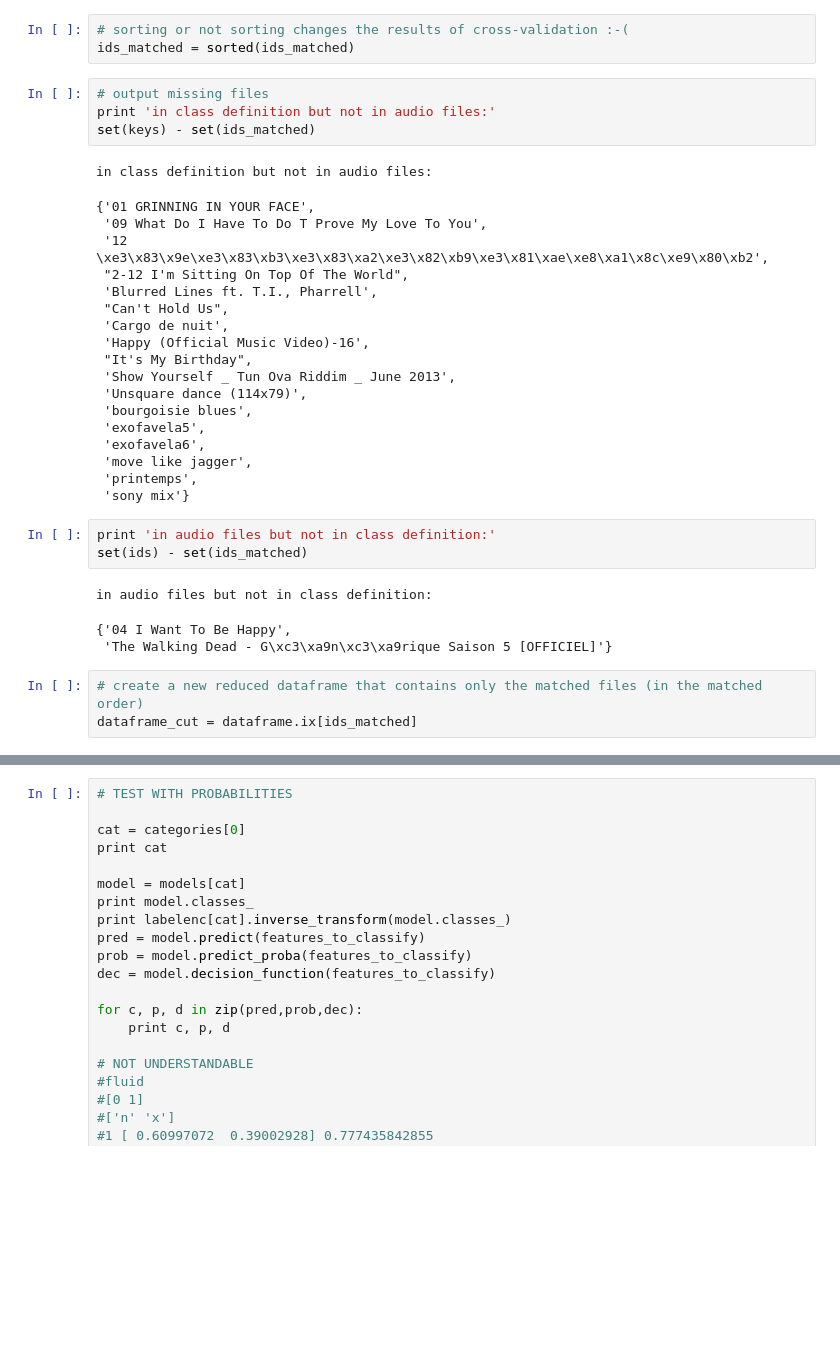
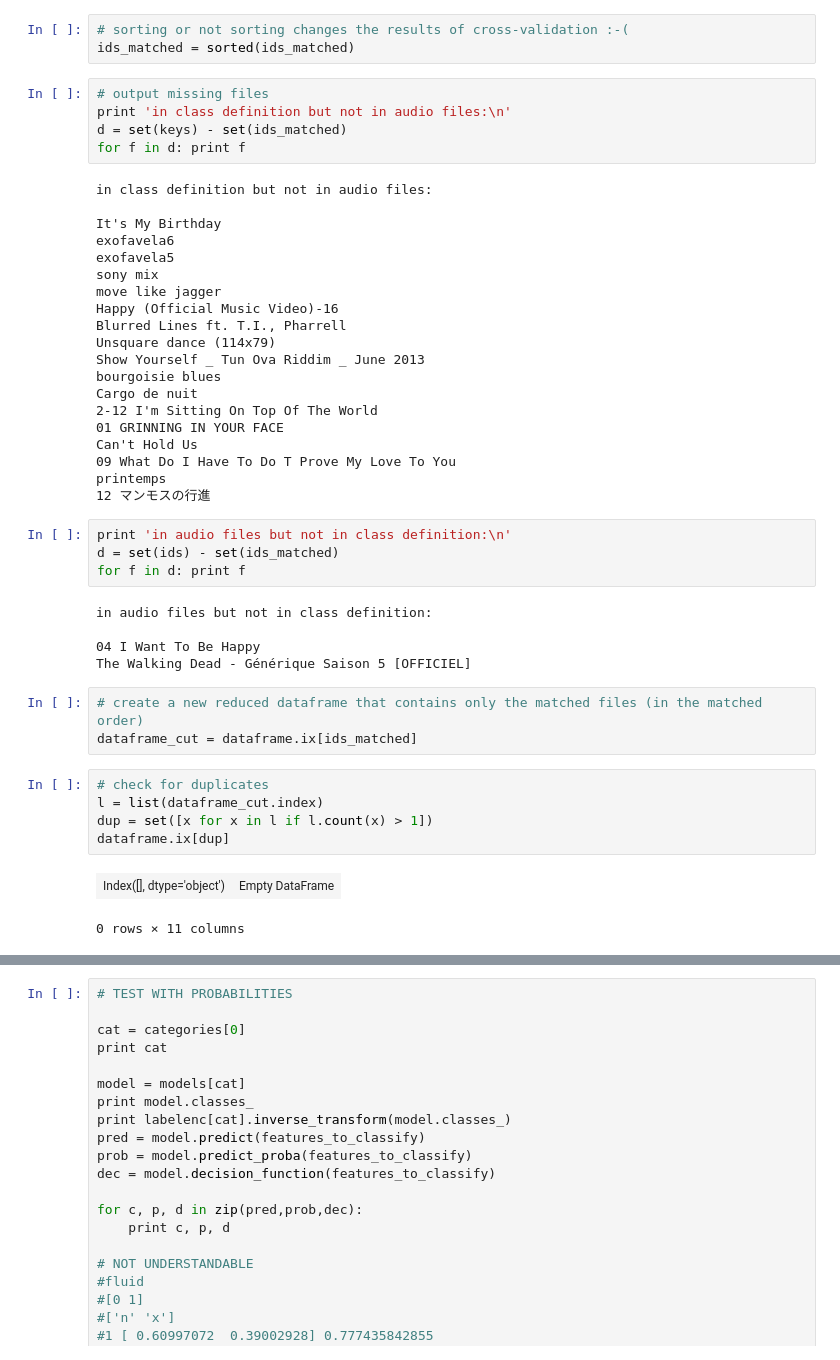
Before and after one commit to tuwien-musicir/rp_extract, a Jupyter notebook: multi_classify.ipynb, the cells around one changed output, grey strips where cells are left out. Cells and saved outputs as stored; diff of their text form; blank space fills up the shorter version.

Commit message:
check for duplicates, nicer output, etc.

```diff
--- a/multi_classify.ipynb
+++ b/multi_classify.ipynb
@@ -91,37 +96,49 @@ ids_matched = class_dict_matched.keys()
 ids_matched = sorted(ids_matched)
 # %%
 # output missing files
-print 'in class definition but not in audio files:'
-set(keys) - set(ids_matched)
+print 'in class definition but not in audio files:\n'
+d = set(keys) - set(ids_matched)
+for f in d: print f
 # %% [output]
 in class definition but not in audio files:
+
+It's My Birthday
+exofavela6
+exofavela5
+sony mix
+move like jagger
+Happy (Official Music Video)-16
+Blurred Lines ft. T.I., Pharrell
+Unsquare dance (114x79)
+Show Yourself _ Tun Ova Riddim _ June 2013
+bourgoisie blues
+Cargo de nuit
+2-12 I'm Sitting On Top Of The World
+01 GRINNING IN YOUR FACE
+Can't Hold Us
+09 What Do I Have To Do T Prove My Love To You
+printemps
+12 マンモスの行進
-{'01 GRINNING IN YOUR FACE',
- '09 What Do I Have To Do T Prove My Love To You',
- '12 \xe3\x83\x9e\xe3\x83\xb3\xe3\x83\xa2\xe3\x82\xb9\xe3\x81\xae\xe8\xa1\x8c\xe9\x80\xb2',
- "2-12 I'm Sitting On Top Of The World",
- 'Blurred Lines ft. T.I., Pharrell',
- "Can't Hold Us",
- 'Cargo de nuit',
- 'Happy (Official Music Video)-16',
- "It's My Birthday",
- 'Show Yourself _ Tun Ova Riddim _ June 2013',
- 'Unsquare dance (114x79)',
- 'bourgoisie blues',
- 'exofavela5',
- 'exofavela6',
- 'move like jagger',
- 'printemps',
- 'sony mix'}
 # %%
-print 'in audio files but not in class definition:'
-set(ids) - set(ids_matched)
+print 'in audio files but not in class definition:\n'
+d = set(ids) - set(ids_matched)
+for f in d: print f
 # %% [output]
 in audio files but not in class definition:
+
+04 I Want To Be Happy
+The Walking Dead - Générique Saison 5 [OFFICIEL]
-{'04 I Want To Be Happy',
- 'The Walking Dead - G\xc3\xa9n\xc3\xa9rique Saison 5 [OFFICIEL]'}
 # %%
 # create a new reduced dataframe that contains only the matched files (in the matched order)
 dataframe_cut = dataframe.ix[ids_matched]
+# %%
+# check for duplicates
+l = list(dataframe_cut.index)
+dup = set([x for x in l if l.count(x) > 1])
+dataframe.ix[dup]
+# %% [output]
+| Index([], dtype='object') | Empty DataFrame |
+0 rows × 11 columns
 # %%
 # PREPARE FEATURES
 
```
Also changed, not shown: parts of 9 cells of this notebook.
